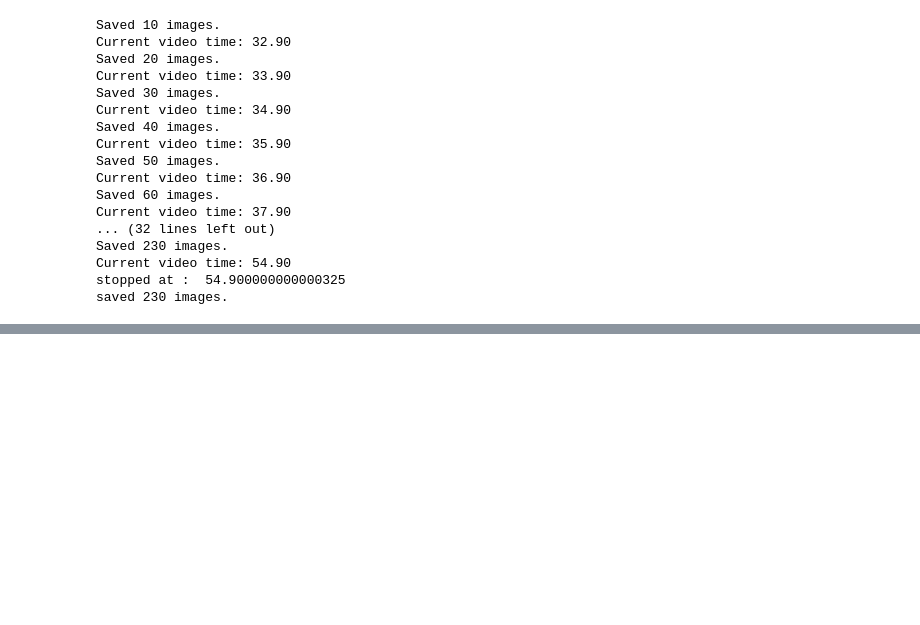
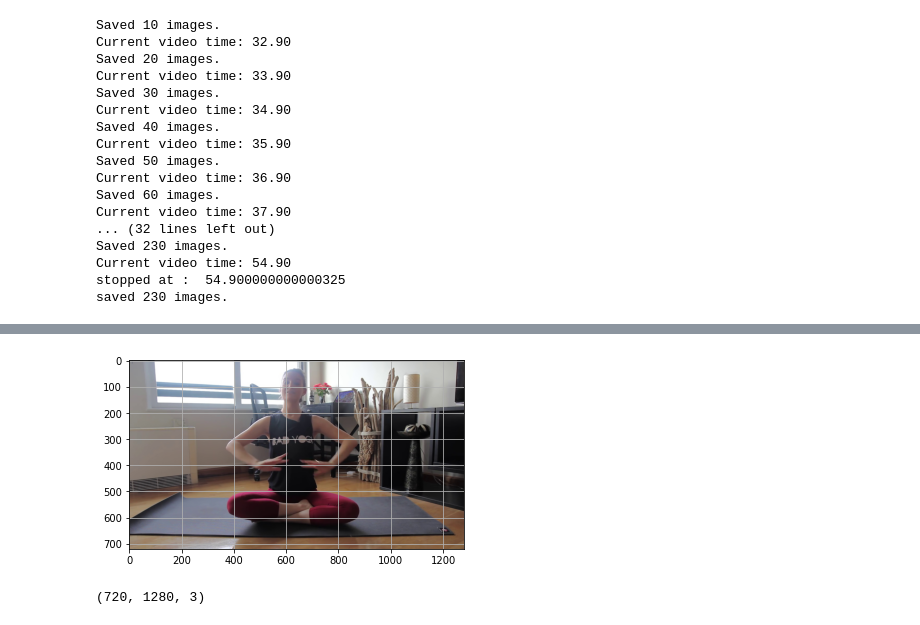
Before and after one commit to Shubhranshu-Malhotra/Yoga-Pose-Comparison, a Jupyter notebook: Yoga_Supervisor_pilot_project.ipynb, the cells around one changed output, grey strips where cells are left out. Cells and saved outputs as stored; diff of their text form; code cells hidden in the pictures; blank space fills up the shorter version.

```diff
--- a/Yoga_Supervisor_pilot_project.ipynb
+++ b/Yoga_Supervisor_pilot_project.ipynb
@@ -70,0 +217,12 @@ saved 230 images.
+# %%
+image_path = 'image_141.jpg'
+image_plt = plt.imread(image_path)
+# image = cv2.cvtColor(image, cv2.COLOR_BGR2RGB)
+plt.imshow(image_plt)
+plt.grid();
+# %% [output]
+[figure, added]
+# %%
+image_plt.shape
+# %% [output]
+(720, 1280, 3)
```
Also changed, not shown: parts of 48 cells of this notebook.
